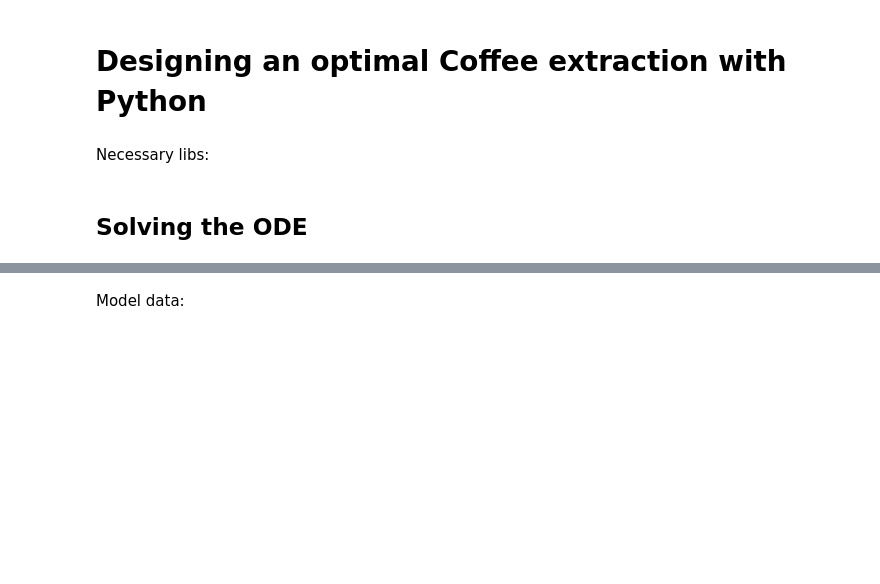
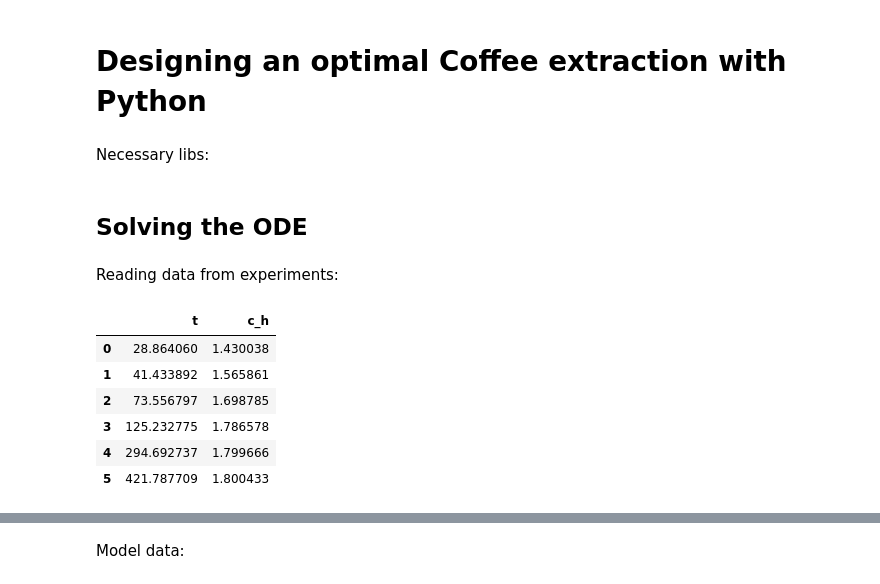
Before and after one commit to volpatto/coffeebreak, a Jupyter notebook: notebook/explanation_model2.ipynb, the cells around one changed output, grey strips where cells are left out. Drawn from its saved outputs; the diff is of its cells as text; code cells hidden in the pictures; blank space fills up the shorter version.

```diff
--- a/notebook/explanation_model2.ipynb
+++ b/notebook/explanation_model2.ipynb
@@ -12,3 +12,17 @@ import matplotlib.pyplot as plt
 from mpl_toolkits.mplot3d import Axes3D
 # %% [markdown]
 ## Solving the ODE
+# %% [markdown]
+Reading data from experiments:
+# %%
+exp_data = pd.read_csv('../data/coffee_conc_norm.csv')
+
+exp_data
+# %% [output]
+|  | t | c_h |
+| 0 | 28.864060 | 1.430038 |
+| 1 | 41.433892 | 1.565861 |
+| 2 | 73.556797 | 1.698785 |
+| 3 | 125.232775 | 1.786578 |
+| 4 | 294.692737 | 1.799666 |
+| 5 | 421.787709 | 1.800433 |
```
Also changed, not shown: parts of 35 cells of this notebook, 2 other files.
